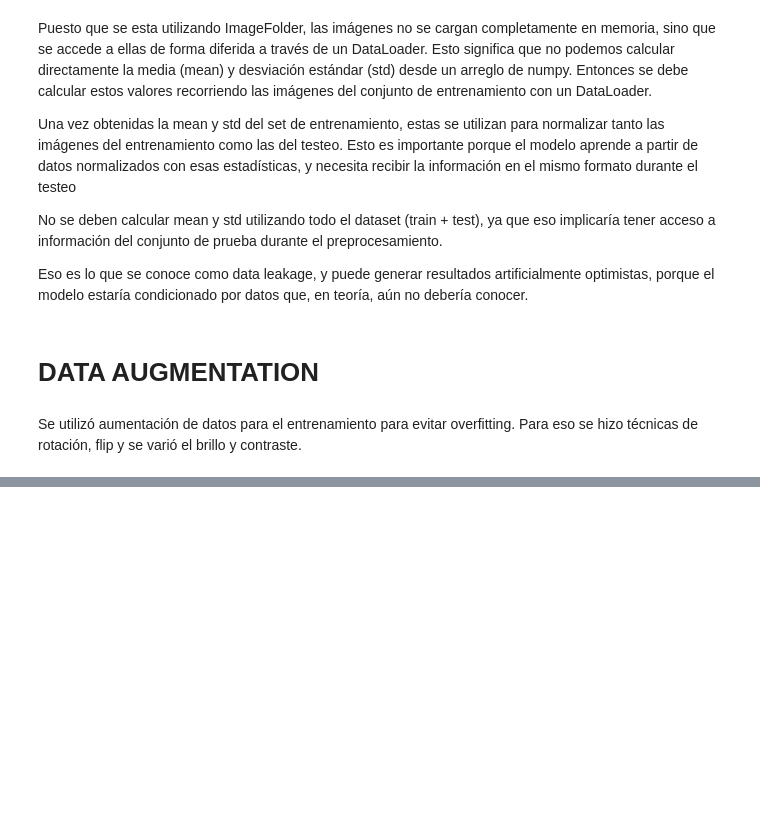
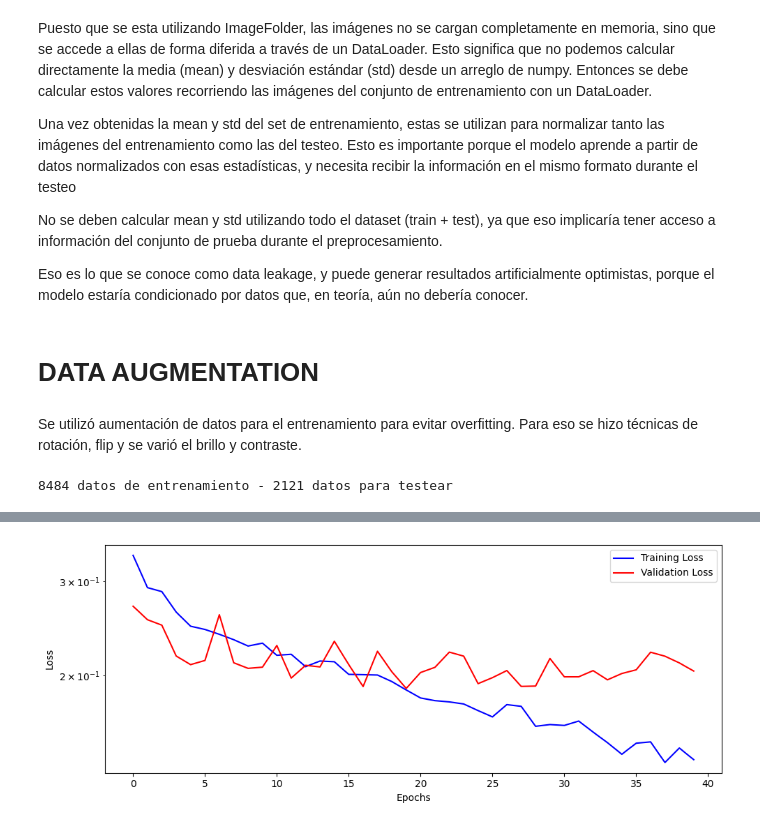
Before and after one commit to sanhue903/SCDetector, a Jupyter notebook: SCDetector.ipynb, the cells around one changed output, grey strips where cells are left out. Drawn from its saved outputs; the diff is of its cells as text; code cells hidden in the pictures; blank space fills up the shorter version.

```diff
--- a/SCDetector.ipynb
+++ b/SCDetector.ipynb
@@ -149,9 +153,11 @@ test_dataset.dataset.transform = transform_test
 # %% [markdown]
 Se utilizó aumentación de datos para el entrenamiento para evitar overfitting. Para eso se hizo técnicas de rotación, flip y se varió el brillo y contraste.
 # %%
-train_loader = DataLoader(train_dataset, batch_size=16, shuffle=True)
-test_loader = DataLoader(test_dataset, batch_size=16, shuffle=False)
+train_loader = DataLoader(train_dataset, batch_size=32, shuffle=True)
+test_loader = DataLoader(test_dataset, batch_size=32, shuffle=False)
 
 print(f"{len(train_dataset)} datos de entrenamiento - {len(test_dataset)} datos para testear")
+# %% [output]
+8484 datos de entrenamiento - 2121 datos para testear
 # %%
 class MLPDetector(nn.Module):
@@ -261,13 +271,13 @@ class StepByStep(object):
     self.set_seed(seed)
     for epoch in range(n_epochs):
       self.total_epochs += 1
-      print(f"Epoch {self.total_epochs}/{n_epochs}")
       loss = self._mini_batch(validation=False)
       self.losses.append(loss)
       with torch.no_grad():
         # Performs evaluation using mini-batches
         val_loss = self._mini_batch(validation=True)
         self.val_losses.append(val_loss)
+        print(f"Epoch {epoch}/{n_epochs} ## train loss: {loss} ## val loss: {val_loss}")
       # If a SummaryWriter has been set...
         if self.writer:
           scalars = {'training': loss}
@@ -320,15 +330,46 @@ class StepByStep(object):
     plt.legend()
     plt.tight_layout()
     return fig
+
+  def evaluate_model(self, data_loader, threshold=0.5):
+    self.model.eval()
+    predictions = []
+    true_labels = []
+
+    with torch.no_grad():
+        for x_batch, y_batch in data_loader:
+            x_batch = x_batch.to(self.device)
+            y_batch = y_batch.cpu().numpy()
+            y_hat = self.model(x_batch)
+            probs = torch.sigmoid(y_hat).cpu().numpy()
+            preds = (probs > threshold).astype(int)
+
+            predictions.extend(preds)
+            true_labels.extend(y_batch.reshape(-1, 1))
+
+    predictions = np.array(predictions).flatten()
+    true_labels = np.array(true_labels).flatten()
+
+    print("Reporte de clasificación:")
+    print(classification_report(true_labels, predictions, digits=4))
+
+    cm = confusion_matrix(true_labels, predictions)
+    disp = ConfusionMatrixDisplay(confusion_matrix=cm, display_labels=["Benigno", "Maligno"])
+    disp.plot(cmap=plt.cm.Blues)
+    plt.title("Matriz de Confusión")
+    plt.show()
 # %%
-model = MLPDetector(features_n=3*112*112)
-loss_fn = nn.BCELoss()
-optimizer = torch.optim.Adam(model.parameters(), lr=0.01)
+model = MLPDetector(n_features=3*112*112)
+loss_fn = nn.BCEWithLogitsLoss()
+optimizer = torch.optim.Adam(model.parameters(), lr=0.001)
 
 sbs = StepByStep(model, loss_fn, optimizer)
+sbs.set_seed()
 sbs.set_loaders(train_loader, test_loader)
 #sbs.set_tensorboard('classy')
 
 sbs.set_loaders(train_loader, test_loader)
-sbs.train(n_epochs=100)
+sbs.train(n_epochs=40)
 sbs.plot_losses()
+sbs.save_checkpoint('/content/drive/MyDrive/data/checkpoint.pth')
+# %% [output]
@@ -334,0 +393 @@ sbs.plot_losses()
+[figure, added]
```
Also changed, not shown: parts of 8 cells of this notebook.
